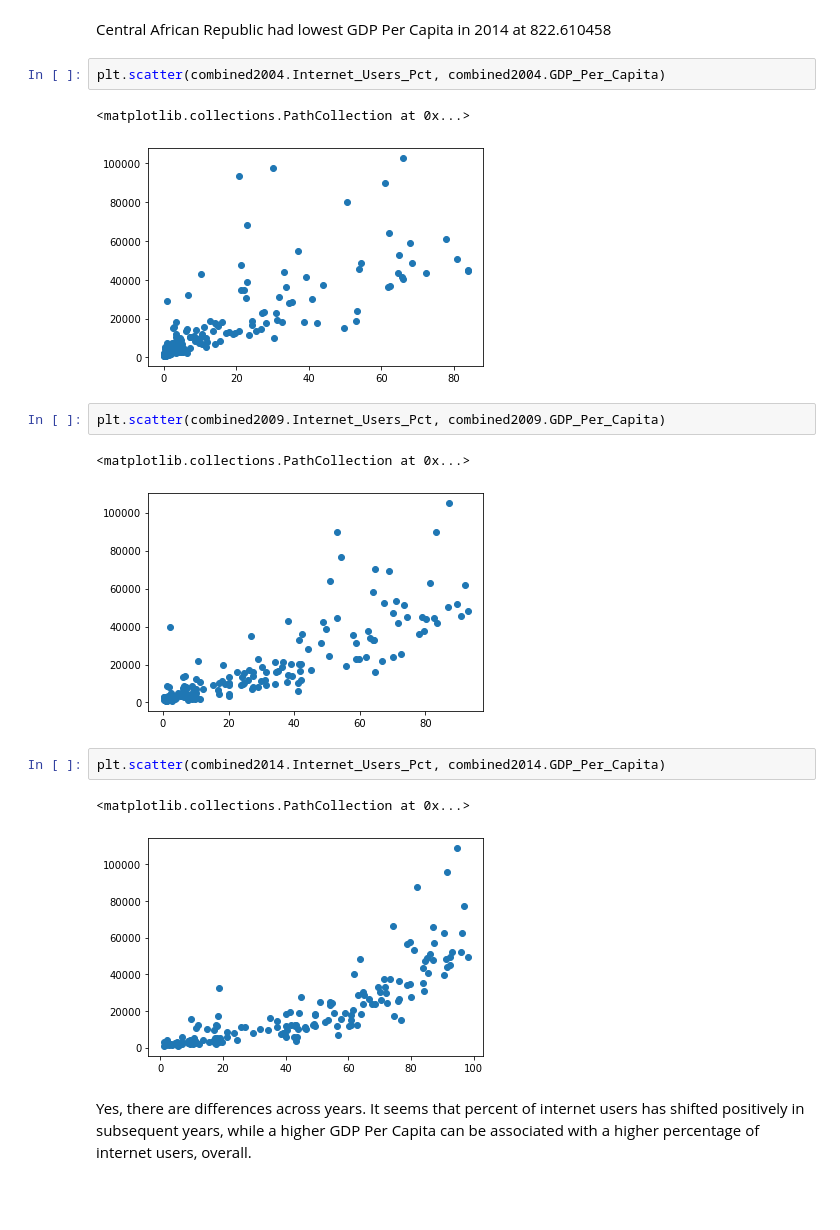
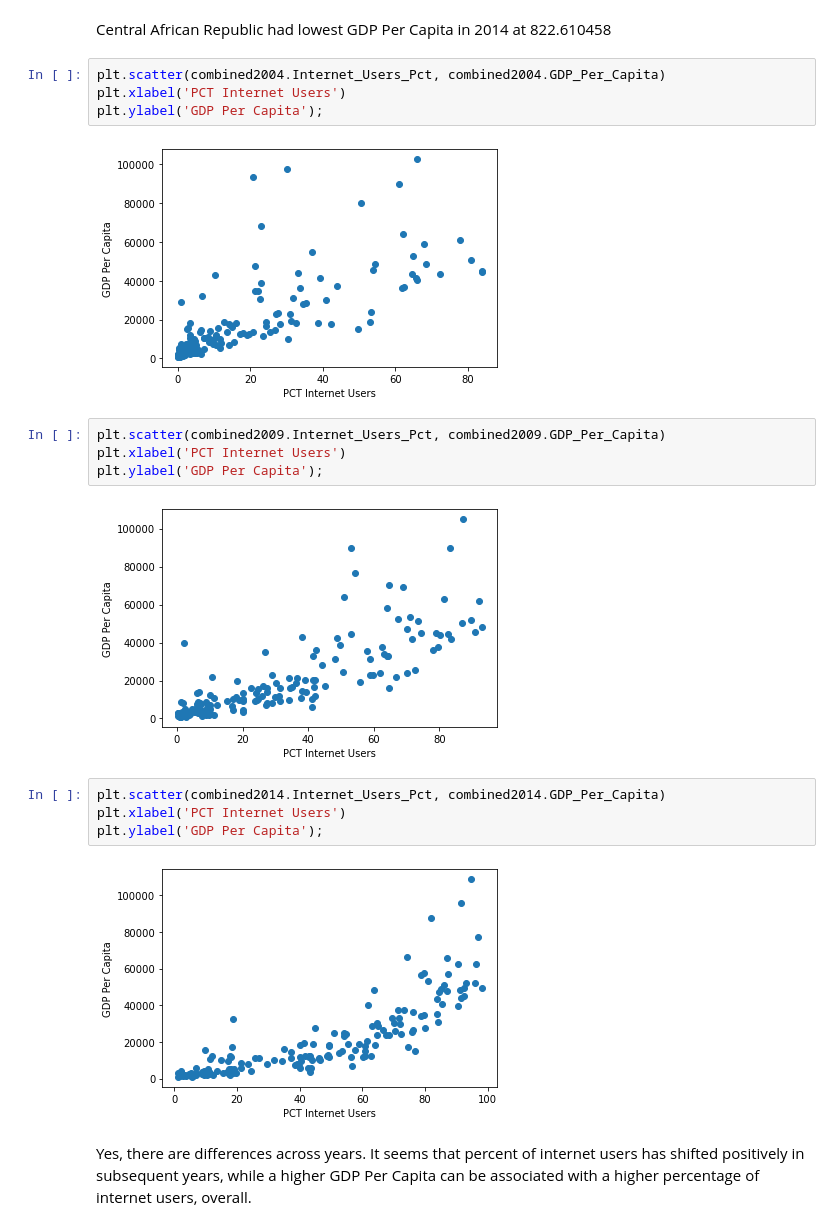
Before and after one commit to ColinSandidge/gdp-and-internet-usage-ColinSandidge, a Jupyter notebook: notebooks/UN Project.ipynb, the cells around one changed output. Cells and saved outputs as stored; diff of their text form; blank space fills up the shorter version.

```diff
--- a/notebooks/UN Project.ipynb
+++ b/notebooks/UN Project.ipynb
@@ -282,18 +282,21 @@ combined2014.sort_values(by=['GDP_Per_Capita'])
 Central African Republic had lowest GDP Per Capita in 2014 at 822.610458
 # %%
 plt.scatter(combined2004.Internet_Users_Pct, combined2004.GDP_Per_Capita)
+plt.xlabel('PCT Internet Users')
+plt.ylabel('GDP Per Capita');
 # %% [output]
-<matplotlib.collections.PathCollection at 0x...>
-[figure, old version]
+[figure, new version]
 # %%
 plt.scatter(combined2009.Internet_Users_Pct, combined2009.GDP_Per_Capita)
+plt.xlabel('PCT Internet Users')
+plt.ylabel('GDP Per Capita');
 # %% [output]
-<matplotlib.collections.PathCollection at 0x...>
-[figure, old version]
+[figure, new version]
 # %%
 plt.scatter(combined2014.Internet_Users_Pct, combined2014.GDP_Per_Capita)
+plt.xlabel('PCT Internet Users')
+plt.ylabel('GDP Per Capita');
 # %% [output]
-<matplotlib.collections.PathCollection at 0x...>
-[figure, old version]
+[figure, new version]
 # %% [markdown]
 Yes, there are differences across years. It seems that percent of internet users has shifted positively in subsequent years, while a higher GDP Per Capita can be associated with a higher percentage of internet users, overall.
```
Also changed, not shown: parts of 13 cells of this notebook.
